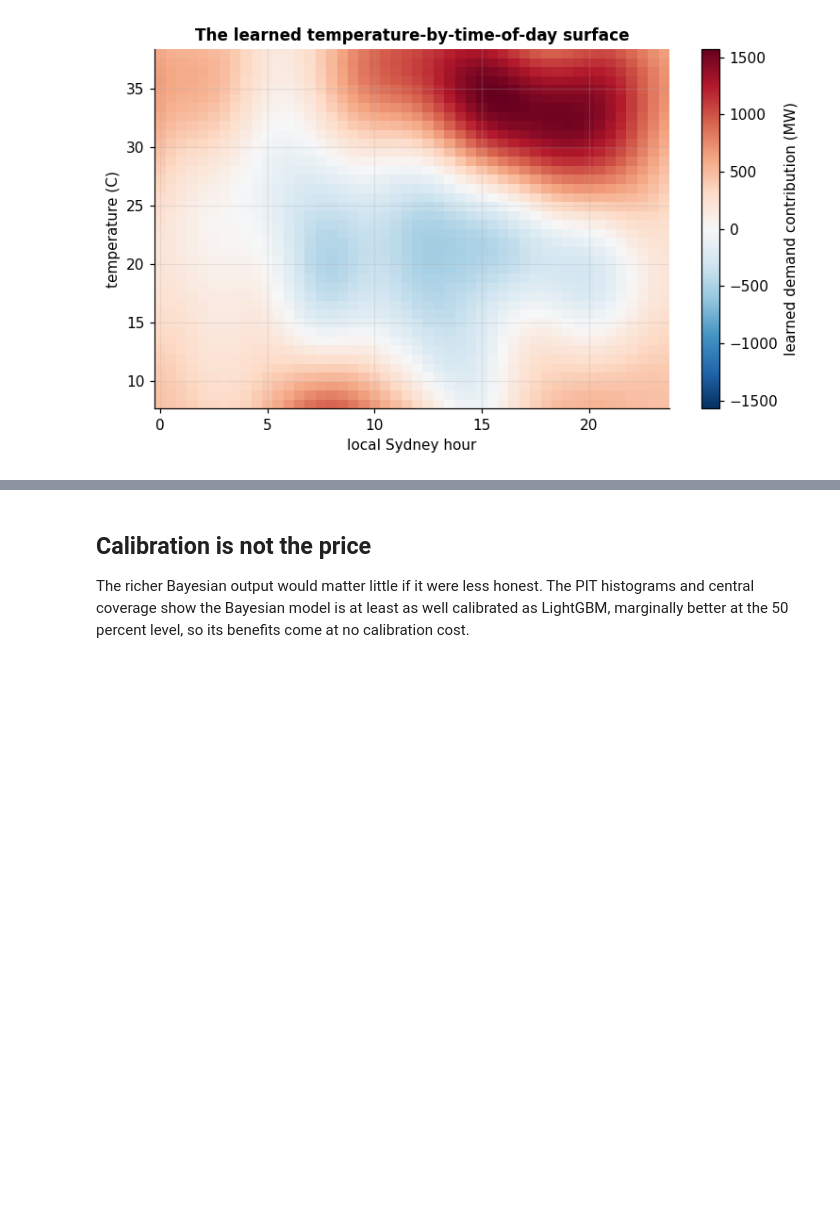
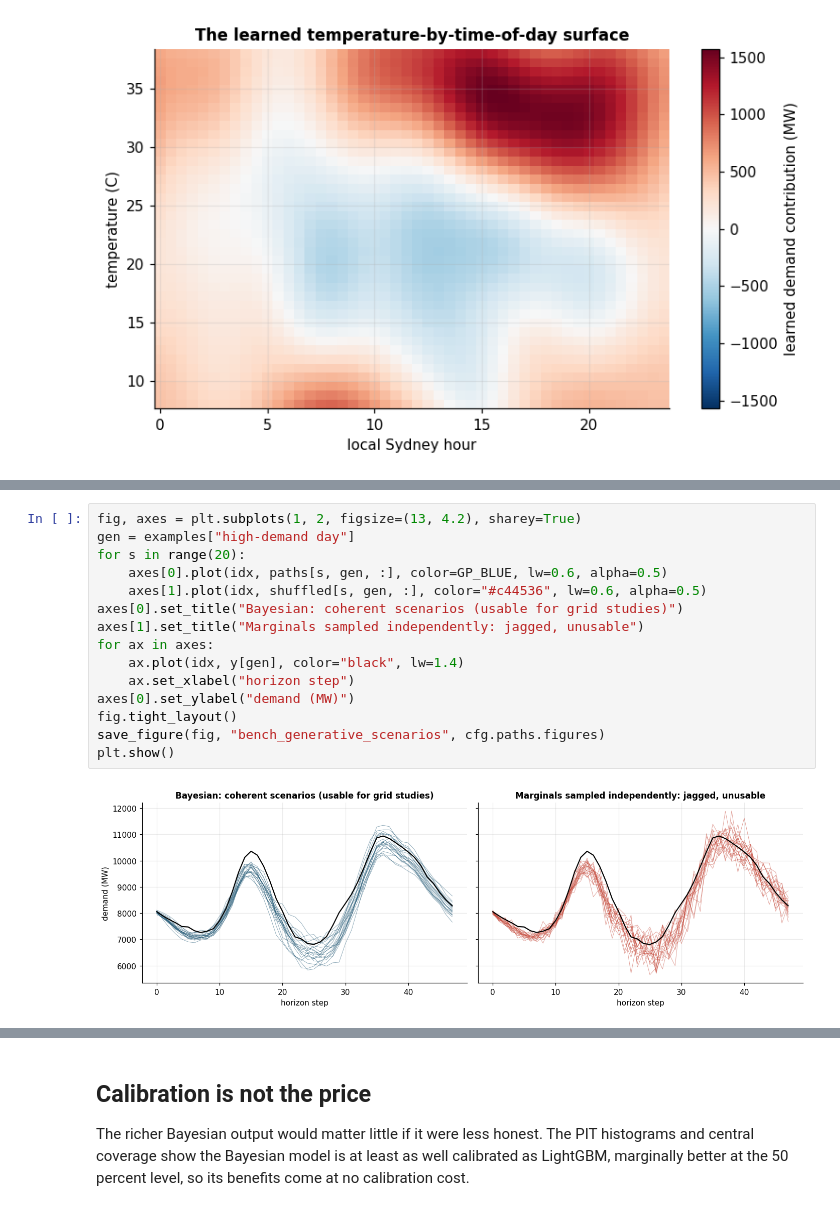
Before and after one commit to argmax-w/nem-demand-forecast, a Jupyter notebook: notebooks/06_bayes_vs_lightgbm.ipynb, the cells around one changed output, grey strips where cells are left out. Drawn from its saved outputs; the diff is of its cells as text; blank space fills up the shorter version.

```diff
--- a/notebooks/06_bayes_vs_lightgbm.ipynb
+++ b/notebooks/06_bayes_vs_lightgbm.ipynb
@@ -445,0 +531,17 @@ plt.show()
+# %%
+fig, axes = plt.subplots(1, 2, figsize=(13, 4.2), sharey=True)
+gen = examples["high-demand day"]
+for s in range(20):
+    axes[0].plot(idx, paths[s, gen, :], color=GP_BLUE, lw=0.6, alpha=0.5)
+    axes[1].plot(idx, shuffled[s, gen, :], color="#c44536", lw=0.6, alpha=0.5)
+axes[0].set_title("Bayesian: coherent scenarios (usable for grid studies)")
+axes[1].set_title("Marginals sampled independently: jagged, unusable")
+for ax in axes:
+    ax.plot(idx, y[gen], color="black", lw=1.4)
+    ax.set_xlabel("horizon step")
+axes[0].set_ylabel("demand (MW)")
+fig.tight_layout()
+save_figure(fig, "bench_generative_scenarios", cfg.paths.figures)
+plt.show()
+# %% [output]
+[figure, added]
```
Also changed, not shown: parts of 13 cells of this notebook, 7 other files.
